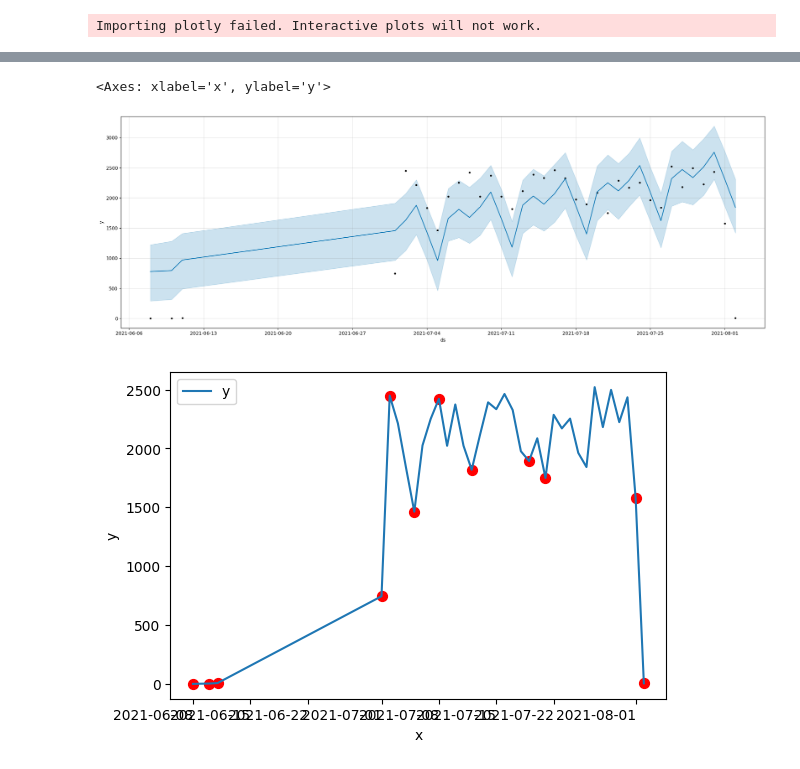
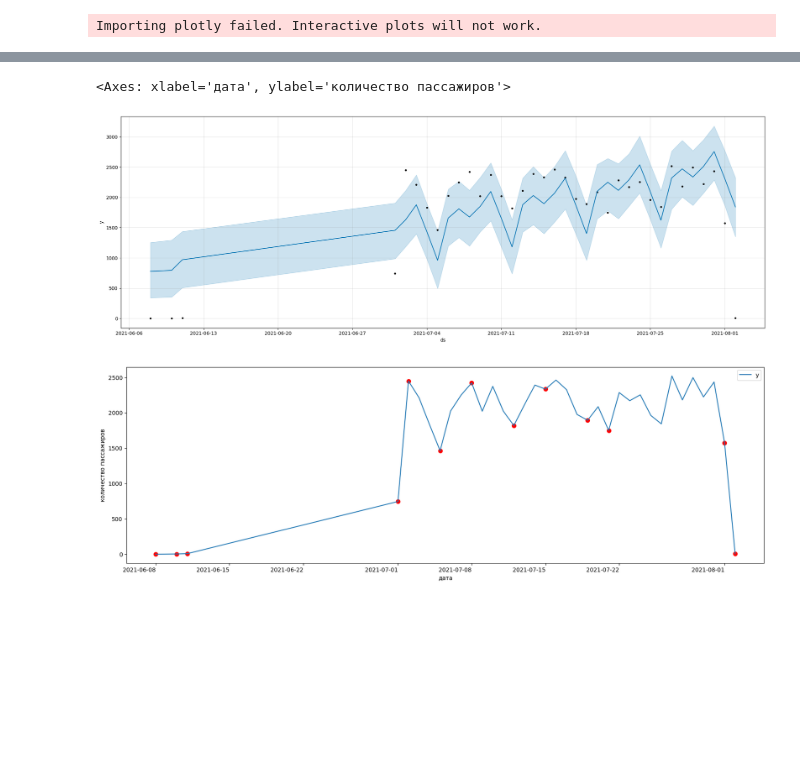
Before and after one commit to xrenvtomate/bigdata-project, a Jupyter notebook: notebooks/prophet_finder.ipynb, the cells around one changed output, grey strips where cells are left out. Saved outputs shown, nothing was run; the diff lists cells and outputs as text; code cells hidden in the pictures; blank space fills up the shorter version.

```diff
--- a/notebooks/prophet_finder.ipynb
+++ b/notebooks/prophet_finder.ipynb
@@ -91,6 +91,6 @@ df_dates = df_dates[(df_dates["lpep_dropoff_datetime"].dt.year == 2021) & (df_da
 df_dates.rename(columns={'lpep_dropoff_datetime': 'x', 'passenger_count': 'y'}, inplace=True)
 df_dates = df_dates.reset_index()
 res = prophet_finder(df_dates)
-ax = df_dates.plot('x', 'y')
-df_dates[res].plot.scatter('x', 'y', ax=ax, s=50, c='r')
+ax = df_dates.plot('x', 'y', figsize=(20, 7))
+df_dates[res].plot.scatter('x', 'y', ax=ax, s=50, c='r', xlabel='дата', ylabel='количество пассажиров')
 # %% [output]
@@ -99,3 +99,3 @@ df_dates[res].plot.scatter('x', 'y', ax=ax, s=50, c='r')
-<Axes: xlabel='x', ylabel='y'>
+<Axes: xlabel='дата', ylabel='количество пассажиров'>
 [figure]
-[figure, old version]
+[figure, new version]
```
Also changed, not shown: parts of 5 cells of this notebook, 1 other file.
